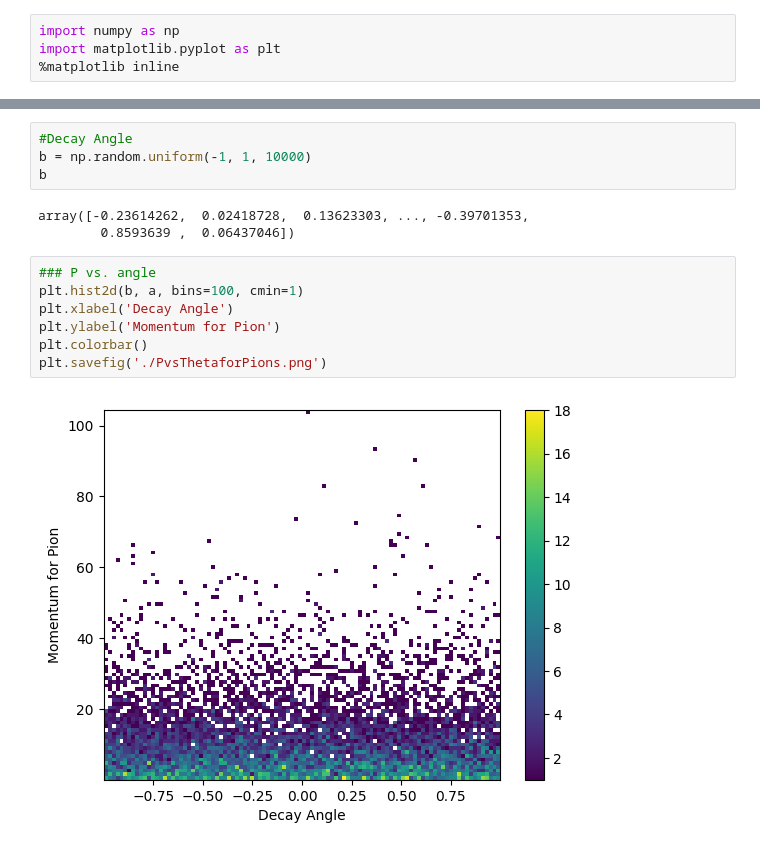
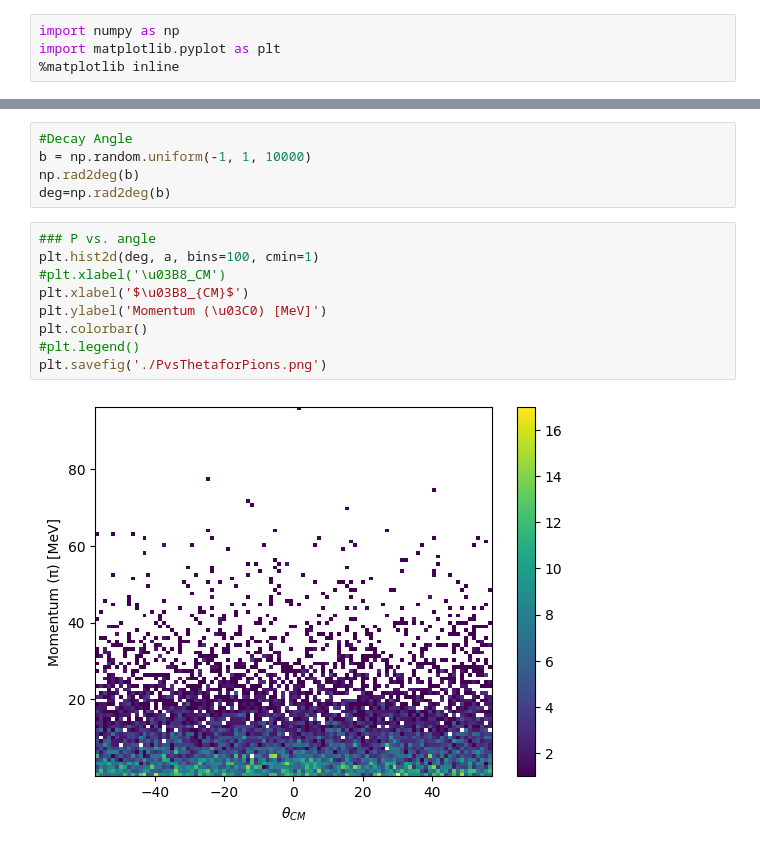
Before and after one commit to Payal7890/ProjectinSTR, a Jupyter notebook: project.ipynb, the cells around one changed output, grey strips where cells are left out. Saved outputs shown, nothing was run; the diff lists cells and outputs as text.

```diff
--- a/project.ipynb
+++ b/project.ipynb
@@ -19,18 +19,18 @@ array([1.02666599, 7.87882567, 2.82049315, ..., 6.36069663, 4.9043795 ,
 # %%
 #Decay Angle
 b = np.random.uniform(-1, 1, 10000)
-b
+np.rad2deg(b)
+deg=np.rad2deg(b)
-# %% [output]
-array([-0.23614262,  0.02418728,  0.13623303, ..., -0.39701353,
-        0.8593639 ,  0.06437046])
 # %%
 ### P vs. angle
-plt.hist2d(b, a, bins=100, cmin=1)
-plt.xlabel('Decay Angle')
-plt.ylabel('Momentum for Pion')
+plt.hist2d(deg, a, bins=100, cmin=1)
+#plt.xlabel('\u03B8_CM')
+plt.xlabel('$\u03B8_{CM}$')
+plt.ylabel('Momentum (\u03C0) [MeV]')
 plt.colorbar()
+#plt.legend()
 plt.savefig('./PvsThetaforPions.png')
 # %% [output]
-[figure, old version]
+[figure, new version]
 # %%
 ### 1D m
```
Also changed, not shown: parts of 52 cells of this notebook.
